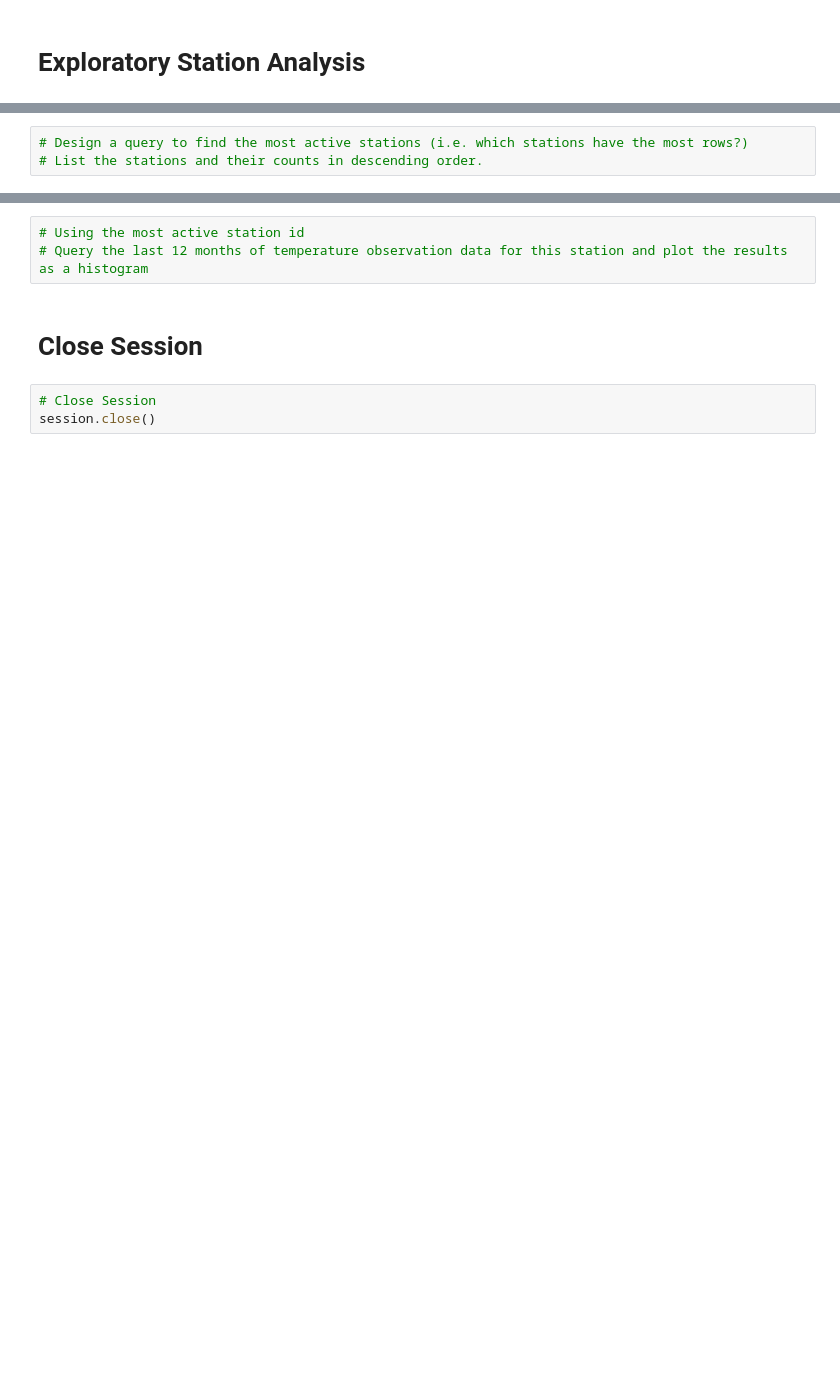
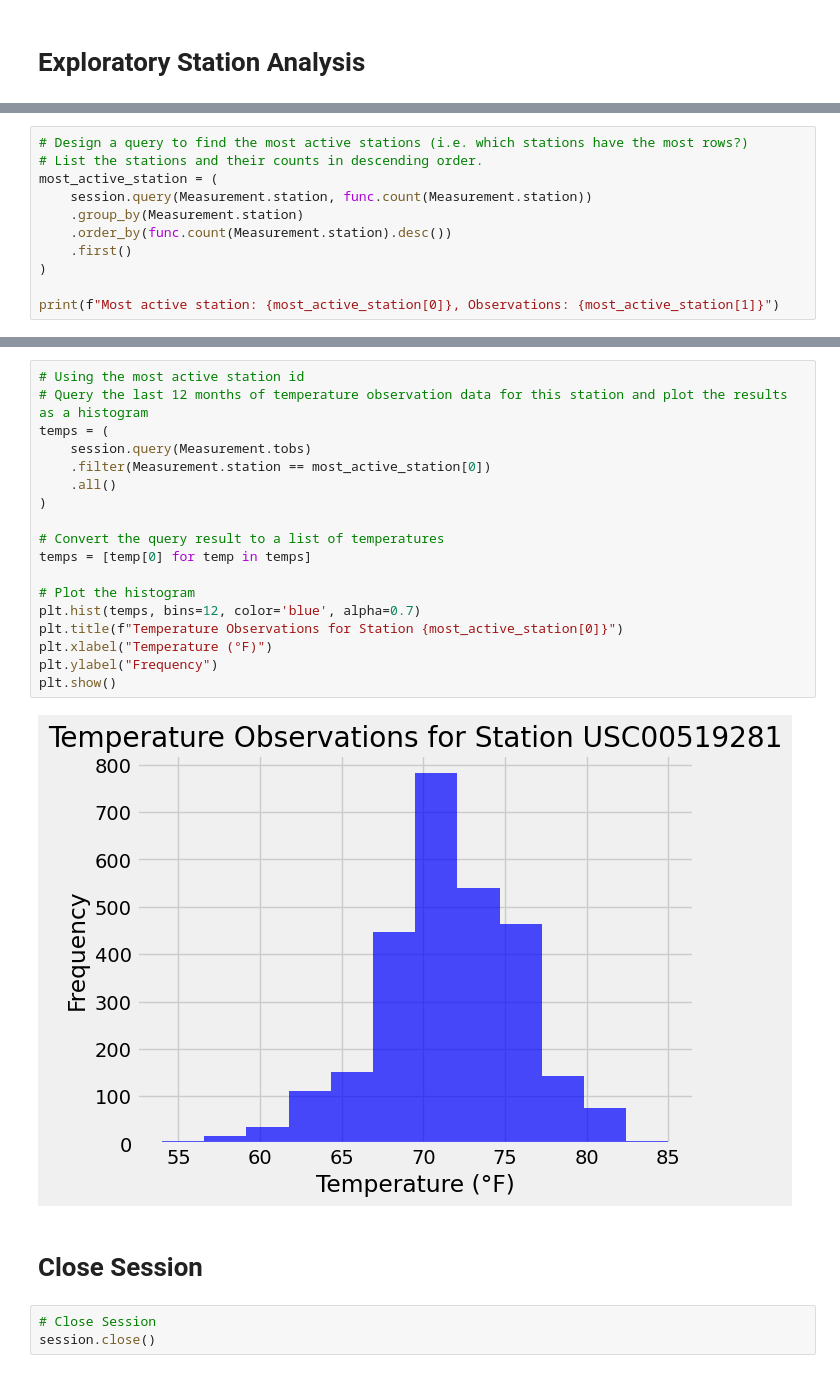
Before and after one commit to gydata5/sqlalchemy-challenge, a Jupyter notebook: surfs_up/climate_starter.ipynb, the cells around one changed output, grey strips where cells are left out. Drawn from its saved outputs; the diff is of its cells as text; blank space fills up the shorter version.

```diff
--- a/surfs_up/climate_starter.ipynb
+++ b/surfs_up/climate_starter.ipynb
@@ -140,3 +159,11 @@ Date One Year Ago: 2016-08-23
 # %%
 # Design a query to find the most active stations (i.e. which stations have the most rows?)
 # List the stations and their counts in descending order.
+most_active_station = (
+    session.query(Measurement.station, func.count(Measurement.station))
+    .group_by(Measurement.station)
+    .order_by(func.count(Measurement.station).desc())
+    .first()
+)
+
+print(f"Most active station: {most_active_station[0]}, Observations: {most_active_station[1]}")
@@ -145,6 +187,23 @@ Date One Year Ago: 2016-08-23
 # %%
 # Using the most active station id
 # Query the last 12 months of temperature observation data for this station and plot the results as a histogram
+temps = (
+    session.query(Measurement.tobs)
+    .filter(Measurement.station == most_active_station[0])
+    .all()
+)
+
+# Convert the query result to a list of temperatures
+temps = [temp[0] for temp in temps]
+
+# Plot the histogram
+plt.hist(temps, bins=12, color='blue', alpha=0.7)
+plt.title(f"Temperature Observations for Station {most_active_station[0]}")
+plt.xlabel("Temperature (°F)")
+plt.ylabel("Frequency")
+plt.show()
+# %% [output]
+[figure, added]
 # %% [markdown]
 # Close Session
 # %%
```
Also changed, not shown: parts of 10 cells of this notebook.
